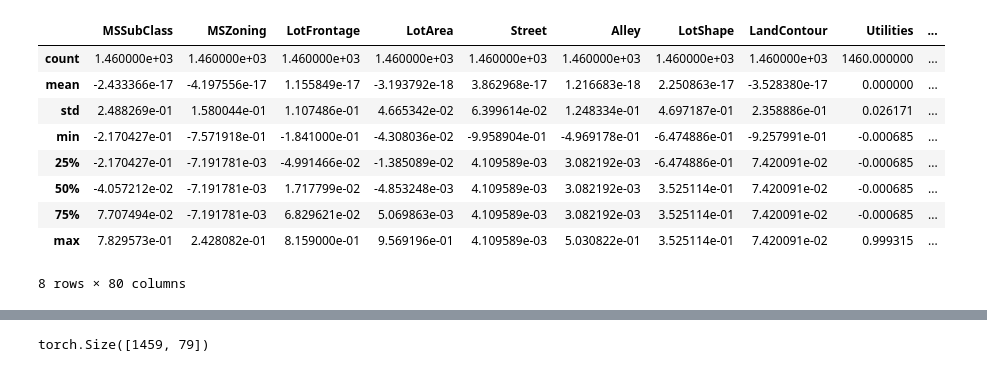
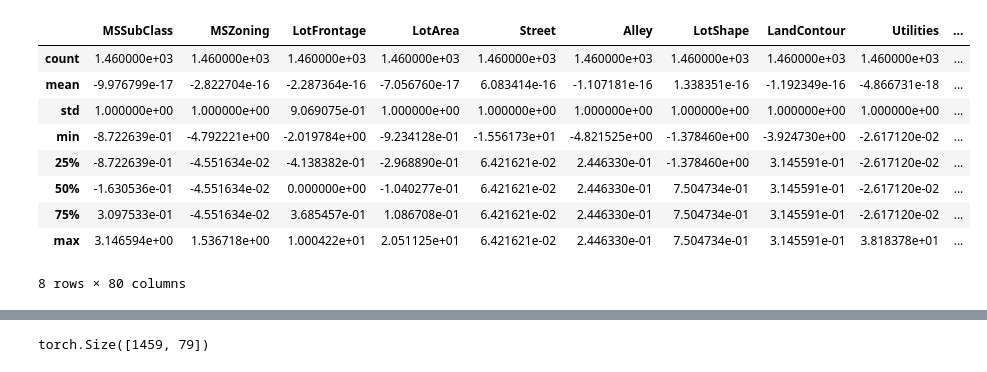
Before and after one commit to Fortitude42/Kaggle, a Jupyter notebook: HousePrices.ipynb, the cells around one changed output, grey strips where cells are left out. Drawn from its saved outputs; the diff is of its cells as text; code cells hidden in the pictures.

```diff
--- a/HousePrices.ipynb
+++ b/HousePrices.ipynb
@@ -11,12 +27,0 @@ numeric_columns = train_df.dtypes[train_df.dtypes!=object].index.to_list()
-# %%
-train_df[numeric_columns] = train_df[numeric_columns].fillna(0)
-train_df[object_columns] = train_df[object_columns].fillna('NA')
-# %%
-from sklearn.preprocessing import LabelEncoder
-le = LabelEncoder()
-
-for col in object_columns:
-    le.fit(train_df[col])
-    train_df[col] = le.transform(train_df[col])
-
-train_df[object_columns].head(5)
@@ -32,25 +28,17 @@ train_df[object_columns].head(5)
-# %%
-train_df = train_df.astype(float)
-# %%
-means, maxs, mins = dict(), dict(), dict()
-for col in train_df:
-    means[col] = train_df[col].mean()
-    maxs[col] = train_df[col].max()
-    mins[col] = train_df[col].min()
-
-train_df = (train_df - train_df.mean()) / (train_df.max() - train_df.min())
-train_df.describe()
-# %% [output]
-|  | MSSubClass | MSZoning | LotFrontage | LotArea | Street | Alley | LotShape | LandContour | Utilities | ... |
-| count | 1.460000e+03 | 1.460000e+03 | 1.460000e+03 | 1.460000e+03 | 1.460000e+03 | 1.460000e+03 | 1.460000e+03 | 1.460000e+03 | 1460.000000 | ... |
-| mean | -2.433366e-17 | -4.197556e-17 | 1.155849e-17 | -3.193792e-18 | 3.862968e-17 | 1.216683e-18 | 2.250863e-17 | -3.528380e-17 | 0.000000 | ... |
-| std | 2.488269e-01 | 1.580044e-01 | 1.107486e-01 | 4.665342e-02 | 6.399614e-02 | 1.248334e-01 | 4.697187e-01 | 2.358886e-01 | 0.026171 | ... |
-| min | -2.170427e-01 | -7.571918e-01 | -1.841000e-01 | -4.308036e-02 | -9.958904e-01 | -4.969178e-01 | -6.474886e-01 | -9.257991e-01 | -0.000685 | ... |
-| 25% | -2.170427e-01 | -7.191781e-03 | -4.991466e-02 | -1.385089e-02 | 4.109589e-03 | 3.082192e-03 | -6.474886e-01 | 7.420091e-02 | -0.000685 | ... |
-| 50% | -4.057212e-02 | -7.191781e-03 | 1.717799e-02 | -4.853248e-03 | 4.109589e-03 | 3.082192e-03 | 3.525114e-01 | 7.420091e-02 | -0.000685 | ... |
-| 75% | 7.707494e-02 | -7.191781e-03 | 6.829621e-02 | 5.069863e-03 | 4.109589e-03 | 3.082192e-03 | 3.525114e-01 | 7.420091e-02 | -0.000685 | ... |
-| max | 7.829573e-01 | 2.428082e-01 | 8.159000e-01 | 9.569196e-01 | 4.109589e-03 | 5.030822e-01 | 3.525114e-01 | 7.420091e-02 | 0.999315 | ... |
-8 rows × 80 columns
+# %%
+normalize(train_df, True)
+train_df.describe()
+# %% [output]
+|  | MSSubClass | MSZoning | LotFrontage | LotArea | Street | Alley | LotShape | LandContour | Utilities | ... |
+| count | 1.460000e+03 | 1.460000e+03 | 1.460000e+03 | 1.460000e+03 | 1.460000e+03 | 1.460000e+03 | 1.460000e+03 | 1.460000e+03 | 1.460000e+03 | ... |
+| mean | -9.976799e-17 | -2.822704e-16 | -2.287364e-16 | -7.056760e-17 | 6.083414e-16 | -1.107181e-16 | 1.338351e-16 | -1.192349e-16 | -4.866731e-18 | ... |
+| std | 1.000000e+00 | 1.000000e+00 | 9.069075e-01 | 1.000000e+00 | 1.000000e+00 | 1.000000e+00 | 1.000000e+00 | 1.000000e+00 | 1.000000e+00 | ... |
+| min | -8.722639e-01 | -4.792221e+00 | -2.019784e+00 | -9.234128e-01 | -1.556173e+01 | -4.821525e+00 | -1.378460e+00 | -3.924730e+00 | -2.617120e-02 | ... |
+| 25% | -8.722639e-01 | -4.551634e-02 | -4.138382e-01 | -2.968890e-01 | 6.421621e-02 | 2.446330e-01 | -1.378460e+00 | 3.145591e-01 | -2.617120e-02 | ... |
+| 50% | -1.630536e-01 | -4.551634e-02 | 0.000000e+00 | -1.040277e-01 | 6.421621e-02 | 2.446330e-01 | 7.504734e-01 | 3.145591e-01 | -2.617120e-02 | ... |
+| 75% | 3.097533e-01 | -4.551634e-02 | 3.685457e-01 | 1.086708e-01 | 6.421621e-02 | 2.446330e-01 | 7.504734e-01 | 3.145591e-01 | -2.617120e-02 | ... |
+| max | 3.146594e+00 | 1.536718e+00 | 1.000422e+01 | 2.051125e+01 | 6.421621e-02 | 2.446330e-01 | 7.504734e-01 | 3.145591e-01 | 3.818378e+01 | ... |
+8 rows × 80 columns
 # %%
 from torch.utils.data import Dataset, DataLoader
 
```
Also changed, not shown: parts of 21 cells of this notebook.
